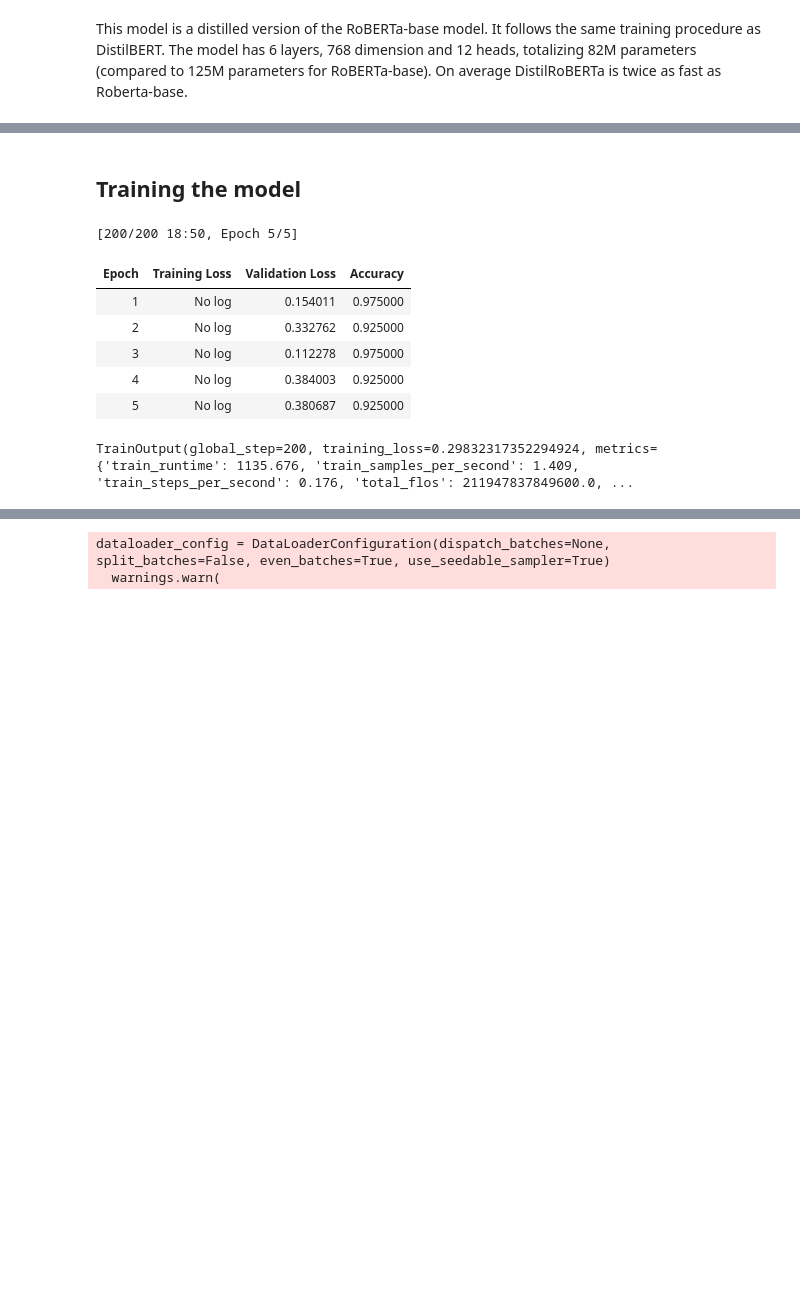
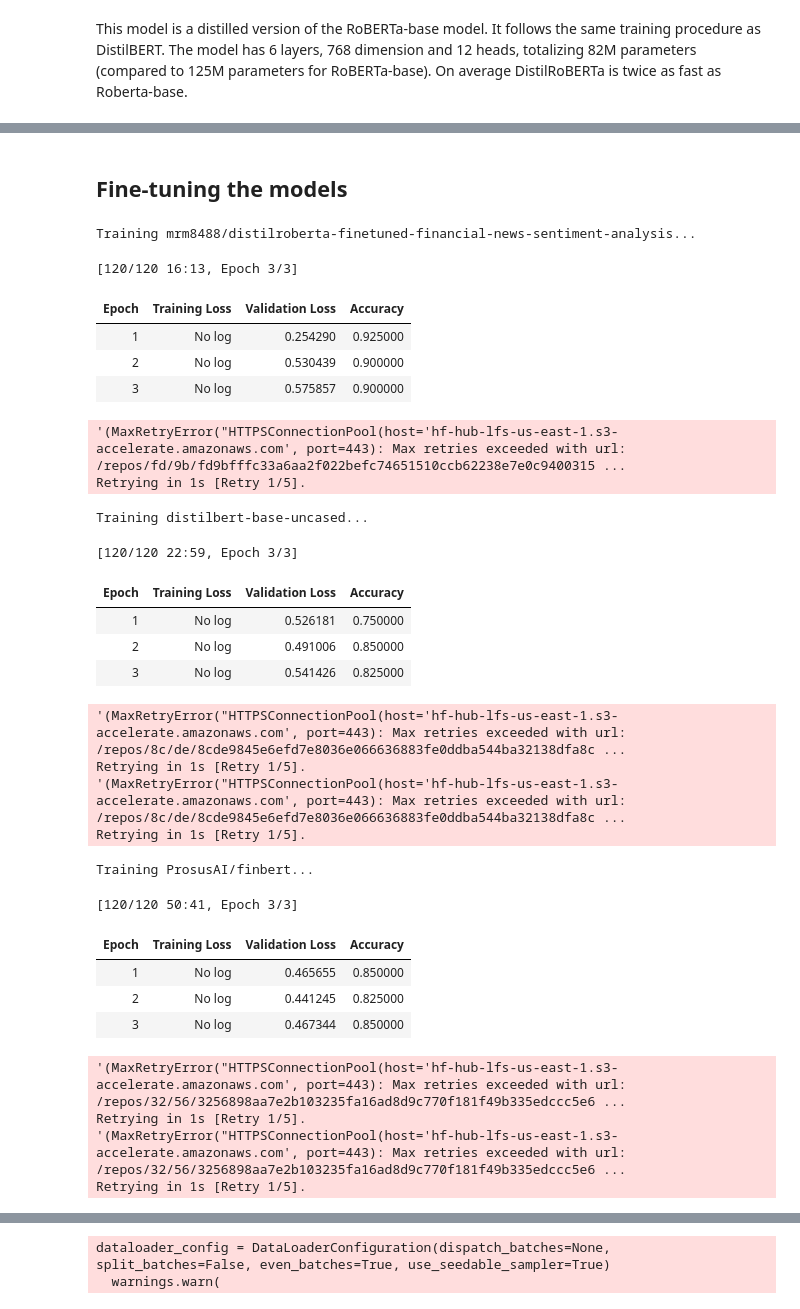
Before and after one commit to rnribeiro/NLP_FEUP, a Jupyter notebook: assignment2.ipynb, the cells around one changed output, grey strips where cells are left out. Drawn from its saved outputs; the diff is of its cells as text; code cells hidden in the pictures; blank space fills up the shorter version.

```diff
--- a/assignment2.ipynb
+++ b/assignment2.ipynb
@@ -48,6 +50,9 @@ news = news.rename(
 # Remove the spaces from the labels
 news['label'] = news['label'].str.strip()
 
+# Combine the headline, synopsis, and text columns
+news['full_text'] = news['headline'] + ' ' + news['synopsis'] + ' ' + news['text']
+
 # Convert labels to binary
 news['label'] = news['label'].apply(lambda x: 1 if x == 'Positive' else 0)
 
@@ -70,7 +75,7 @@ news
 ## Create a dataset dictionary
 # %%
 # Create a dataset dictionary
-dataset = Dataset.from_pandas(news)
+dataset = Dataset.from_pandas(news[["full_text", 'label']])
 
 # Display the dataset dictionary
 dataset
@@ -134,0 +149,13 @@ for column in text_columns:
+# %%
+# Function to tokenize the dataset
+def ft_tokenize_function(model, examples):
+    return model['tokenizer'](examples['full_text'], truncation=True, padding='max_length')
+
+
+# Tokenize the dataset
+for model in model_names:
+    models[model]['ft_dataset'] = models[model]['ft_dataset'].map(
+        lambda examples: ft_tokenize_function(models[model], examples),
+        batched=True)
+
+models[model_names[0]]['ft_dataset']
@@ -191,20 +227,42 @@ You should probably TRAIN this model on a down-stream task to be able to use it
 dataloader_config = DataLoaderConfiguration(dispatch_batches=None, split_batches=False, even_batches=True, use_seedable_sampler=True)
   warnings.warn(
 # %% [markdown]
-## Training the model
+## Fine-tuning the models
 # %%
 # Train the model
-train = False
-if train:
-    trainer.train()
+ft_train = False
+if ft_train:
+    for model in model_names:
+        print(f"Training {model}...")
+        models[model]['trainer'].train()
 # %% [output]
-[200/200 18:50, Epoch 5/5]
+Training mrm8488/distilroberta-finetuned-financial-news-sentiment-analysis...
+[120/120 16:13, Epoch 3/3]
 | Epoch | Training Loss | Validation Loss | Accuracy |
-| 1 | No log | 0.154011 | 0.975000 |
-| 2 | No log | 0.332762 | 0.925000 |
-| 3 | No log | 0.112278 | 0.975000 |
-| 4 | No log | 0.384003 | 0.925000 |
-| 5 | No log | 0.380687 | 0.925000 |
+| 1 | No log | 0.254290 | 0.925000 |
+| 2 | No log | 0.530439 | 0.900000 |
+| 3 | No log | 0.575857 | 0.900000 |
-TrainOutput(global_step=200, training_loss=0.29832317352294924, metrics={'train_runtime': 1135.676, 'train_samples_per_second': 1.409, 'train_steps_per_second': 0.176, 'total_flos': 211947837849600.0, ...
+'(MaxRetryError("HTTPSConnectionPool(host='hf-hub-lfs-us-east-1.s3-accelerate.amazonaws.com', port=443): Max retries exceeded with url: /repos/fd/9b/fd9bfffc33a6aa2f022befc74651510ccb62238e7e0c9400315 ...
+Retrying in 1s [Retry 1/5].
+Training distilbert-base-uncased...
+[120/120 22:59, Epoch 3/3]
+| Epoch | Training Loss | Validation Loss | Accuracy |
+| 1 | No log | 0.526181 | 0.750000 |
+| 2 | No log | 0.491006 | 0.850000 |
+| 3 | No log | 0.541426 | 0.825000 |
+'(MaxRetryError("HTTPSConnectionPool(host='hf-hub-lfs-us-east-1.s3-accelerate.amazonaws.com', port=443): Max retries exceeded with url: /repos/8c/de/8cde9845e6efd7e8036e066636883fe0ddba544ba32138dfa8c ...
+Retrying in 1s [Retry 1/5].
+'(MaxRetryError("HTTPSConnectionPool(host='hf-hub-lfs-us-east-1.s3-accelerate.amazonaws.com', port=443): Max retries exceeded with url: /repos/8c/de/8cde9845e6efd7e8036e066636883fe0ddba544ba32138dfa8c ...
+Retrying in 1s [Retry 1/5].
+Training ProsusAI/finbert...
+[120/120 50:41, Epoch 3/3]
+| Epoch | Training Loss | Validation Loss | Accuracy |
+| 1 | No log | 0.465655 | 0.850000 |
+| 2 | No log | 0.441245 | 0.825000 |
+| 3 | No log | 0.467344 | 0.850000 |
+'(MaxRetryError("HTTPSConnectionPool(host='hf-hub-lfs-us-east-1.s3-accelerate.amazonaws.com', port=443): Max retries exceeded with url: /repos/32/56/3256898aa7e2b103235fa16ad8d9c770f181f49b335edccc5e6 ...
+Retrying in 1s [Retry 1/5].
+'(MaxRetryError("HTTPSConnectionPool(host='hf-hub-lfs-us-east-1.s3-accelerate.amazonaws.com', port=443): Max retries exceeded with url: /repos/32/56/3256898aa7e2b103235fa16ad8d9c770f181f49b335edccc5e6 ...
+Retrying in 1s [Retry 1/5].
 # %%
 # Evaluate the model
```
Also changed, not shown: parts of 56 cells of this notebook.
